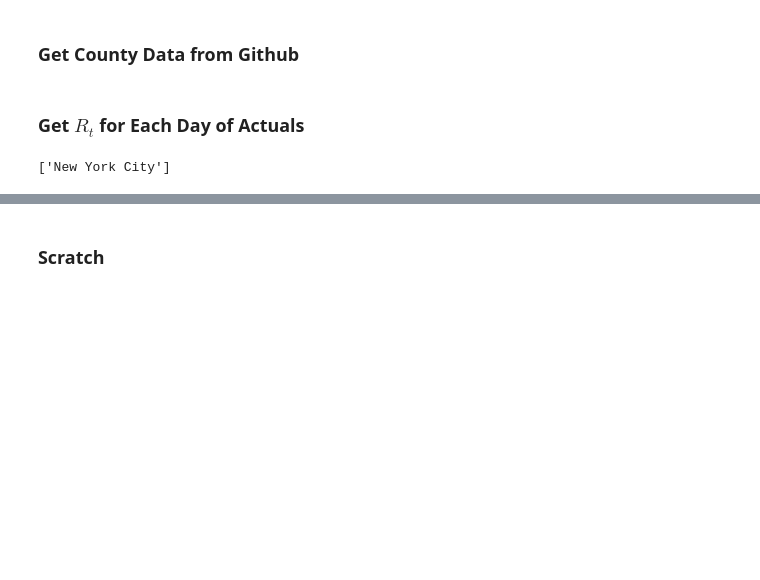
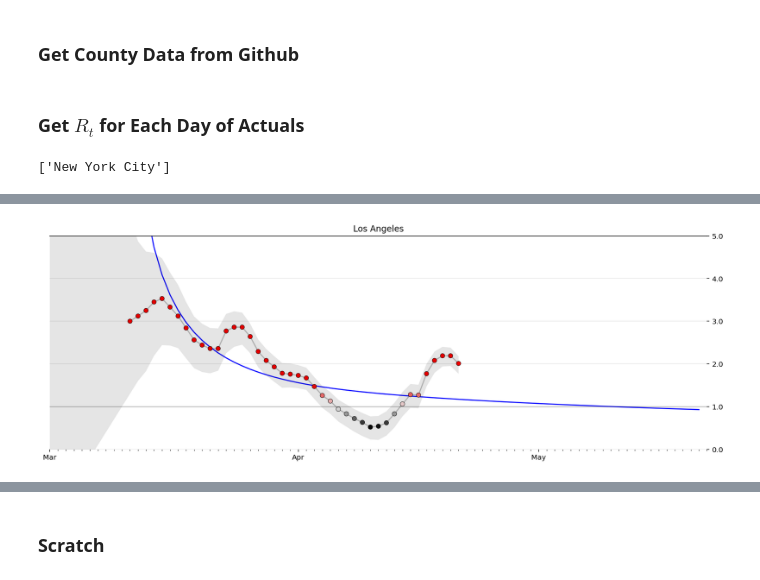
Before and after one commit to mmastand/chime, a Jupyter notebook: DynamicRt.ipynb, the cells around one changed output, grey strips where cells are left out. Saved outputs shown, nothing was run; the diff lists cells and outputs as text; code cells hidden in the pictures; blank space fills up the shorter version.

```diff
--- a/DynamicRt.ipynb
+++ b/DynamicRt.ipynb
@@ -294,0 +602,23 @@ display_counties(counties)
+# %%
+county = ["Los Angeles"]
+
+def county_sir(county, population):
+    df = add_Rt_county(county)
+    df["date_str"] = df.date.astype(str)
+
+    with localconverter(ro.default_converter + pandas2ri.converter):
+        r_df = ro.conversion.py2rpy(df)
+    # Do stuff with r_df
+    results_r_df = r_fncFcstRT(r_df, "date_str", "ML", "smoothed")
+    with localconverter(ro.default_converter + pandas2ri.converter):
+        df = ro.conversion.rpy2py(results_r_df)
+    df.date = df.date_str.astype(np.datetime64)
+    df.index = df.date
+
+
+    df = sir_rt(df, population, 14)
+    return(df)
+
+
+sir_df = county_sir(county, 13000000)
+sir_df
@@ -294,0 +644,7 @@ display_counties(counties)
+# %%
+fig, axes = plt.subplots(nrows=1, ncols=1, figsize=(1200/72,400/72))
+fig.set_facecolor('w')
+
+plot_rt_fc(sir_df, axes, county)
+# %% [output]
+[figure, added]
```
Also changed, not shown: parts of 25 cells of this notebook, 1 other file.
